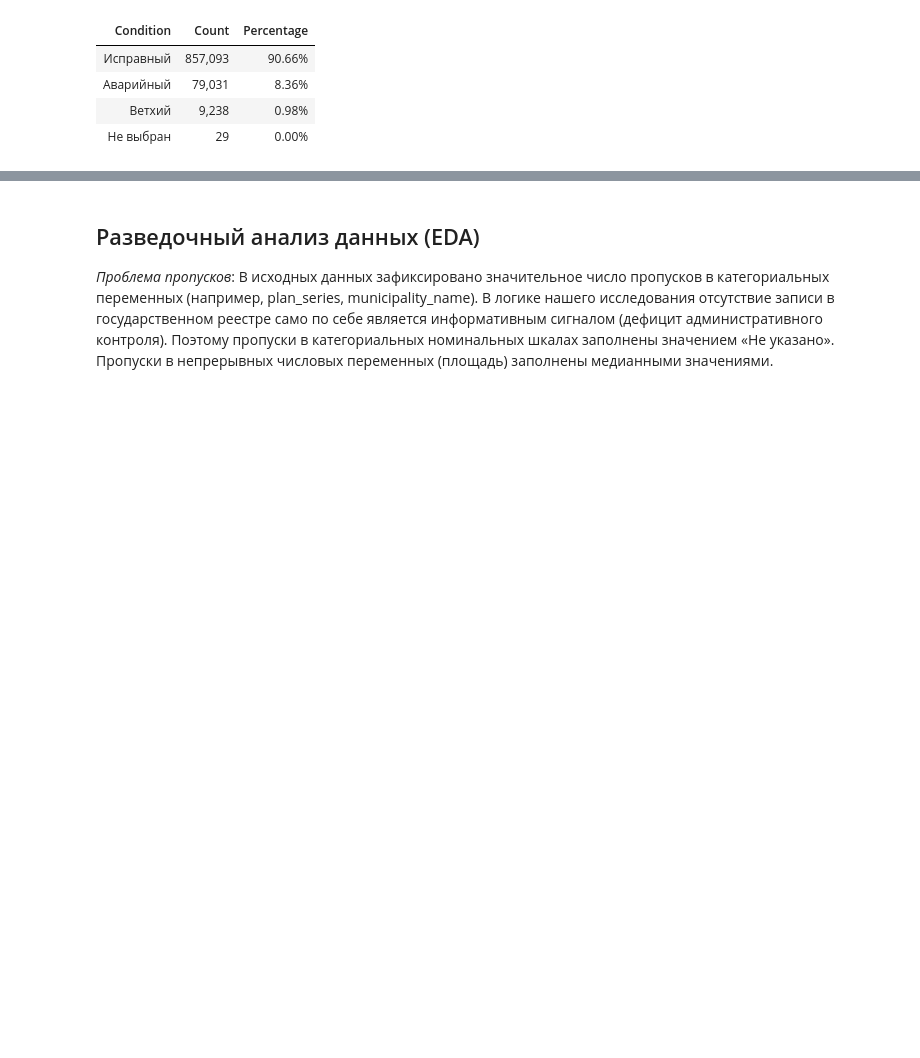
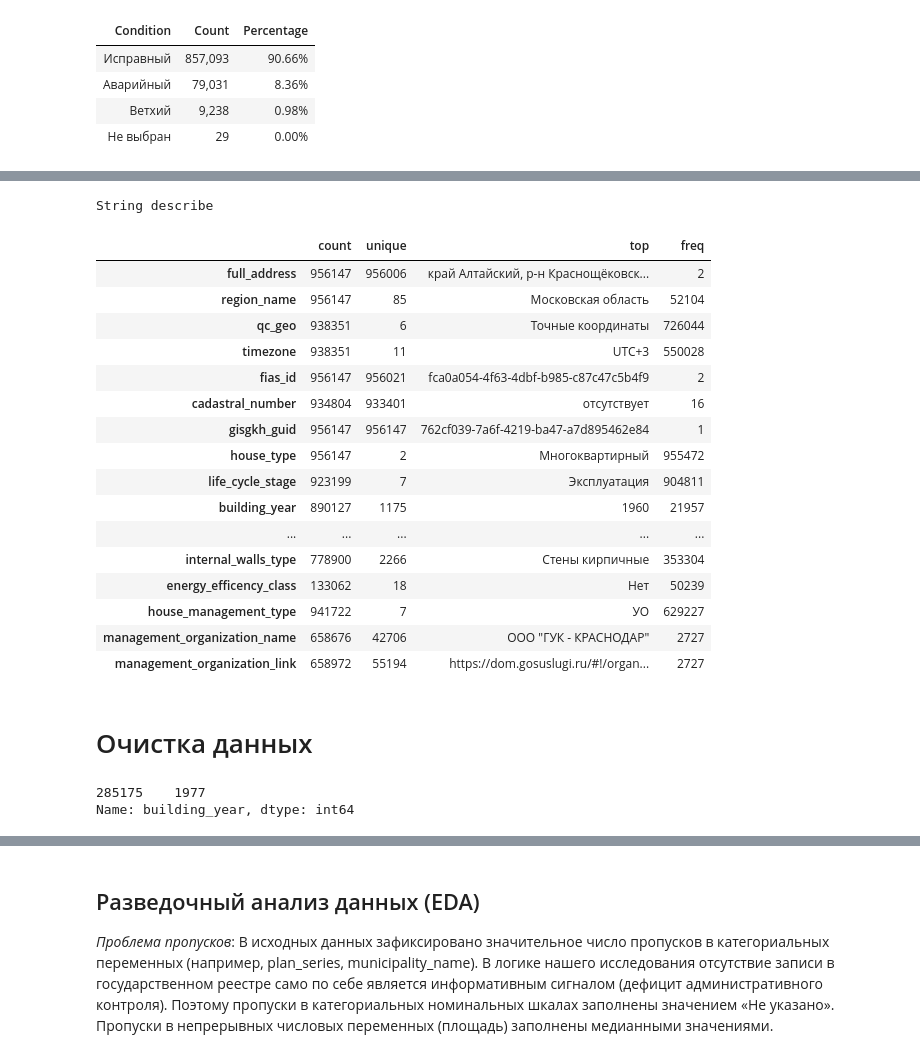
Before and after one commit to ascat41/HouseDeterioration, a Jupyter notebook: data_research.ipynb, the cells around one changed output, grey strips where cells are left out. Drawn from its saved outputs; the diff is of its cells as text; code cells hidden in the pictures; blank space fills up the shorter version.

Commit message:
Очистка данных

```diff
--- a/data_research.ipynb
+++ b/data_research.ipynb
@@ -124,0 +202,23 @@ df.describe(include=["str"])
+# %%
+style_table(original_df.describe(include='str').T, "String describe", hide_index=False)
+# %% [output]
+String describe
+|  | count | unique | top | freq |
+| full_address | 956147 | 956006 | край Алтайский, р-н Краснощёковск... | 2 |
+| region_name | 956147 | 85 | Московская область | 52104 |
+| qc_geo | 938351 | 6 | Точные координаты | 726044 |
+| timezone | 938351 | 11 | UTC+3 | 550028 |
+| fias_id | 956147 | 956021 | fca0a054-4f63-4dbf-b985-c87c47c5b4f9 | 2 |
+| cadastral_number | 934804 | 933401 | отсутствует | 16 |
+| gisgkh_guid | 956147 | 956147 | 762cf039-7a6f-4219-ba47-a7d895462e84 | 1 |
+| house_type | 956147 | 2 | Многоквартирный | 955472 |
+| life_cycle_stage | 923199 | 7 | Эксплуатация | 904811 |
+| building_year | 890127 | 1175 | 1960 | 21957 |
+| ... | ... | ... | ... | ... |
+| internal_walls_type | 778900 | 2266 | Стены кирпичные | 353304 |
+| energy_efficency_class | 133062 | 18 | Нет | 50239 |
+| house_management_type | 941722 | 7 | УО | 629227 |
+| management_organization_name | 658676 | 42706 | ООО "ГУК - КРАСНОДАР" | 2727 |
+| management_organization_link | 658972 | 55194 | https://dom.gosuslugi.ru/#!/organ... | 2727 |
+# %% [markdown]
+# Очистка данных
@@ -124,0 +240,7 @@ df.describe(include=["str"])
+# %%
+# Распределение целевой переменной по году постройки
+
+df.building_year.head(1)
+# %% [output]
+285175    1977
+Name: building_year, dtype: int64
```
Also changed, not shown: parts of 17 cells of this notebook.
